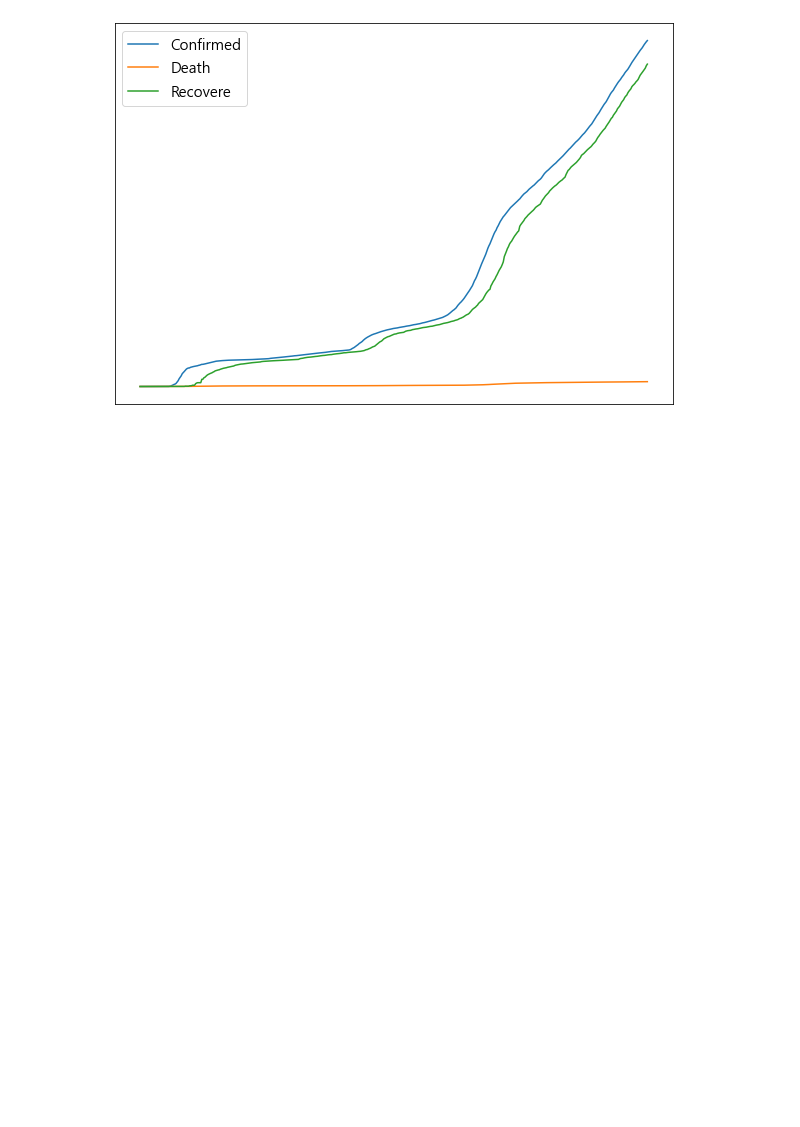
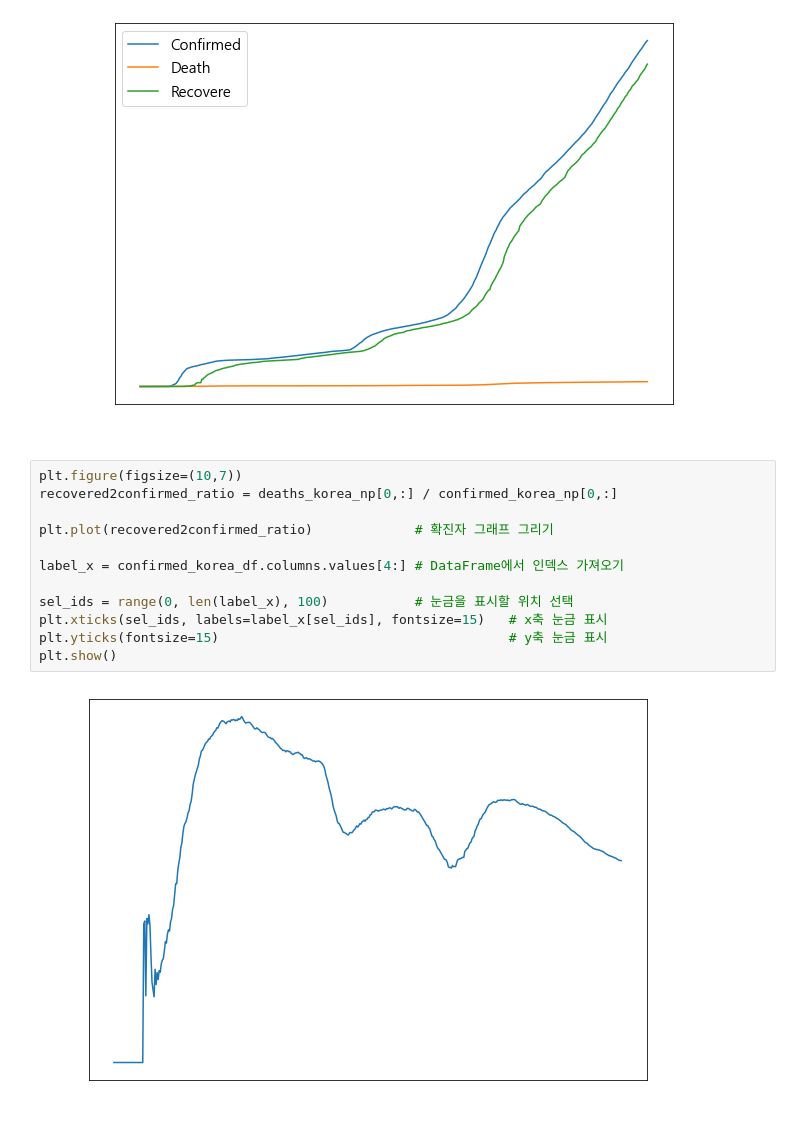
Before and after one commit to Lunawood/MachineLearning-Kaggle, a Jupyter notebook: 02. AnalysisCovid19.ipynb, the cells around one changed output. Drawn from its saved outputs; the diff is of its cells as text; blank space fills up the shorter version.

```diff
--- a/02. AnalysisCovid19.ipynb
+++ b/02. AnalysisCovid19.ipynb
@@ -84,3 +84,17 @@ plt.xlabel("Date")
 plt.show()
 # %% [output]
 [figure]
+# %%
+plt.figure(figsize=(10,7))
+recovered2confirmed_ratio = deaths_korea_np[0,:] / confirmed_korea_np[0,:]
+
+plt.plot(recovered2confirmed_ratio)             # 확진자 그래프 그리기
+
+label_x = confirmed_korea_df.columns.values[4:] # DataFrame에서 인덱스 가져오기
+
+sel_ids = range(0, len(label_x), 100)           # 눈금을 표시할 위치 선택
+plt.xticks(sel_ids, labels=label_x[sel_ids], fontsize=15)   # x축 눈금 표시
+plt.yticks(fontsize=15)                                     # y축 눈금 표시
+plt.show()
+# %% [output]
+[figure, added]
```
Also changed, not shown: parts of 1 cell of this notebook.
